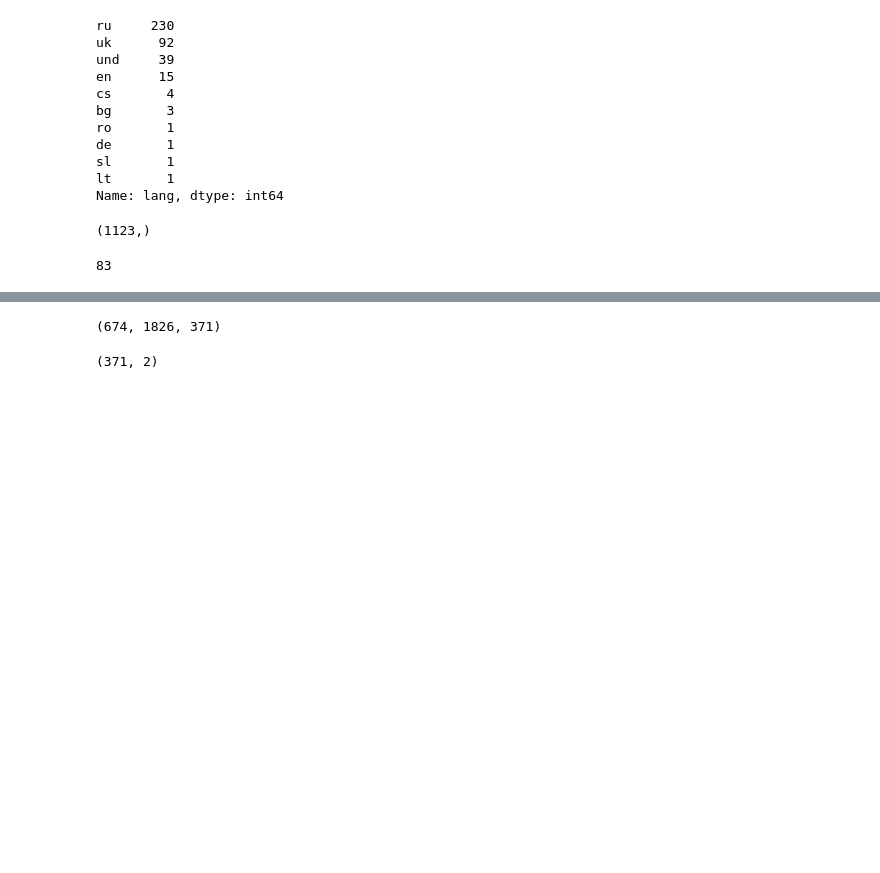
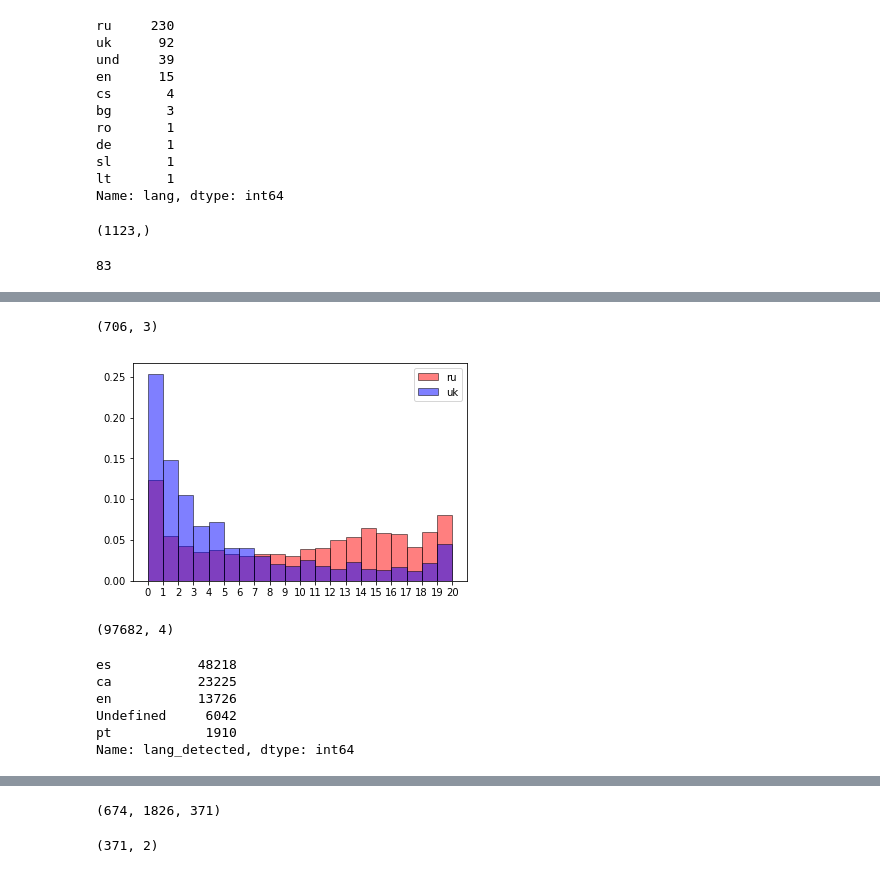
Before and after one commit to pgervila/Explore_bilingualism_in_cities, a Jupyter notebook: explore_city_langs.ipynb, the cells around one changed output, grey strips where cells are left out. Drawn from its saved outputs; the diff is of its cells as text; code cells hidden in the pictures; blank space fills up the shorter version.

```diff
--- a/explore_city_langs.ipynb
+++ b/explore_city_langs.ipynb
@@ -1017,0 +1017,6 @@ Bcn_rw.get_account_network('mossos', max_num =36000, min_num_tweets=20)
+# %%
+twt_from_flws_Kiev = pd.read_hdf('city_random_walks.h5', '/Kiev/tweets_from_followers')
+
+lang_counts_per_acc = twt_from_flws_Kiev.groupby(['screen_name', 'lang']).count().unstack()['tweets'][['ru', 'uk', 'en']].fillna(0.)
+
+lang_counts_per_acc.mean(), lang_counts_per_acc.std(), lang_counts_per_acc.median()
@@ -1017,0 +1037,16 @@ Bcn_rw.get_account_network('mossos', max_num =36000, min_num_tweets=20)
+# %%
+lang_counts_per_acc[lang_counts_per_acc['ru'] > lang_counts_per_acc['uk']].shape
+# %% [output]
+(706, 3)
+# %%
+vals_ru = lang_counts_per_acc['ru'].values
+vals_uk = lang_counts_per_acc['uk'].values
+#np.histogram(vals_ru)
+alpha = 0.5
+plt.hist(vals_ru, bins=20, color='red', label='ru', alpha=alpha, edgecolor='black', normed=True)
+plt.hist(vals_uk, bins=20, color='blue', label='uk', alpha=alpha, edgecolor='black', normed=True)
+plt.xticks(range(21))
+plt.legend()
+plt.show()
+# %% [output]
+[figure, added]
@@ -1017,0 +1055,13 @@ Bcn_rw.get_account_network('mossos', max_num =36000, min_num_tweets=20)
+# %%
+Bcn_lang_per_acc.shape
+# %% [output]
+(97682, 4)
+# %%
+Bcn_lang_per_acc['lang_detected'].value_counts().head()
+# %% [output]
+es           48218
+ca           23225
+en           13726
+Undefined     6042
+pt            1910
+Name: lang_detected, dtype: int64
```
Also changed, not shown: parts of 15 cells of this notebook, 1 other file.
